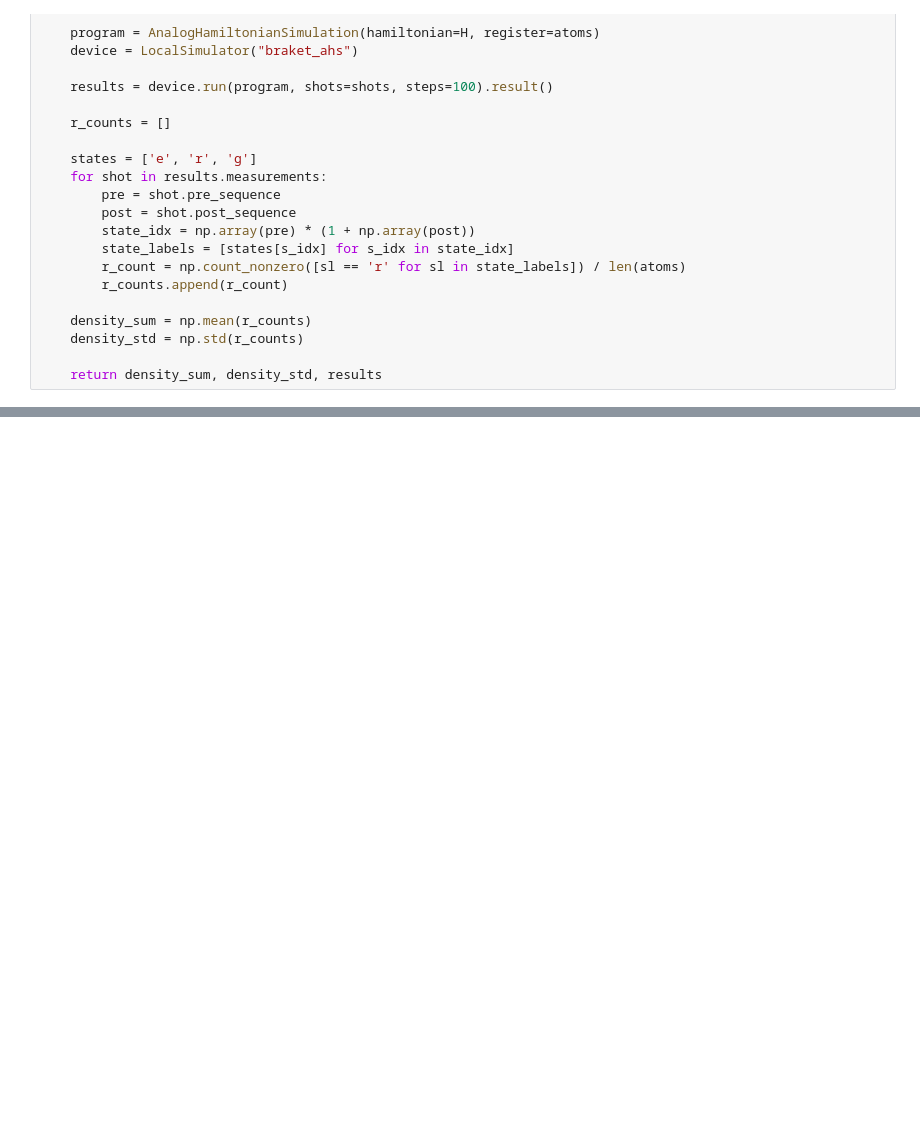
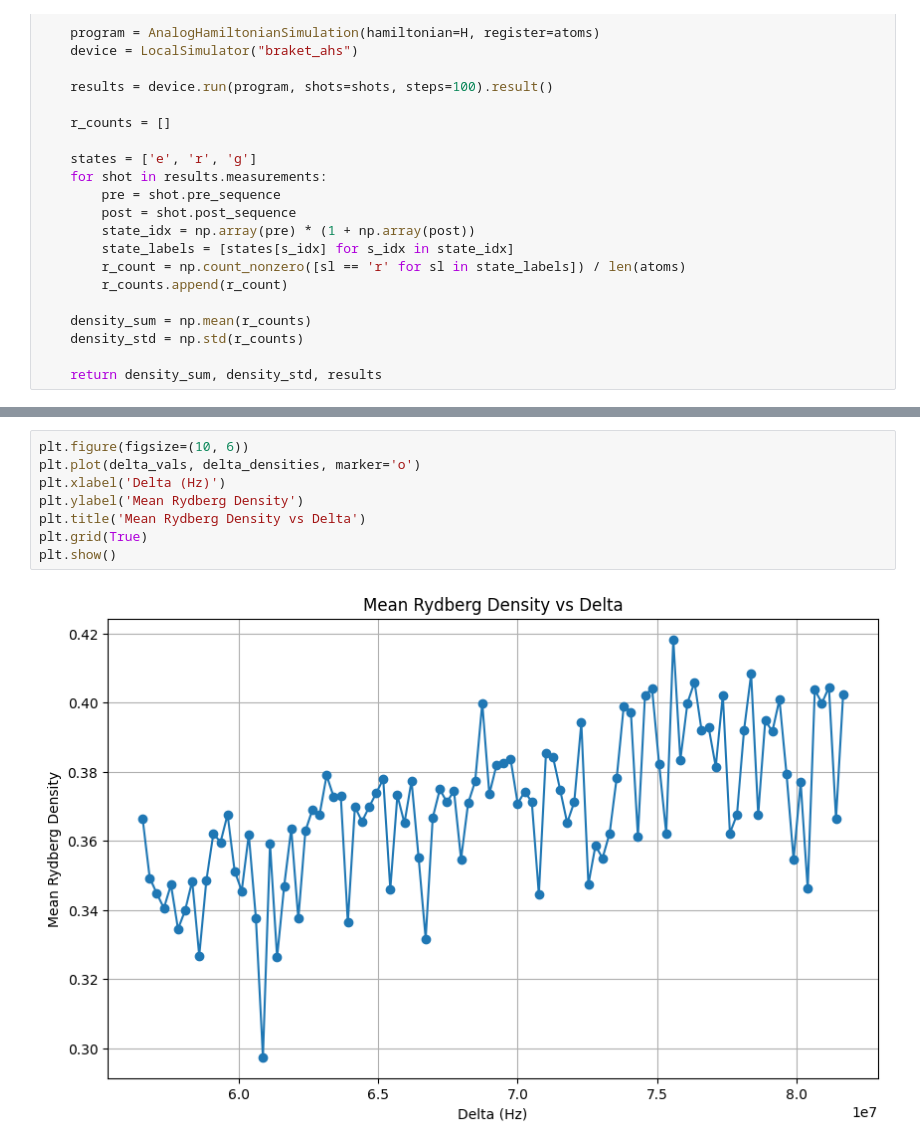
Before and after one commit to porkbellie/quantum-benchmark, a Jupyter notebook: MIS3.ipynb, the cells around one changed output, grey strips where cells are left out. Drawn from its saved outputs; the diff is of its cells as text; blank space fills up the shorter version.

```diff
--- a/MIS3.ipynb
+++ b/MIS3.ipynb
@@ -278 +240,11 @@ plt.show()
+# %%
+plt.figure(figsize=(10, 6))
+plt.plot(delta_vals, delta_densities, marker='o')
+plt.xlabel('Delta (Hz)')
+plt.ylabel('Mean Rydberg Density')
+plt.title('Mean Rydberg Density vs Delta')
+plt.grid(True)
+plt.show()
+# %% [output]
+[figure, added]
 # %%
```
Also changed, not shown: parts of 16 cells of this notebook.
